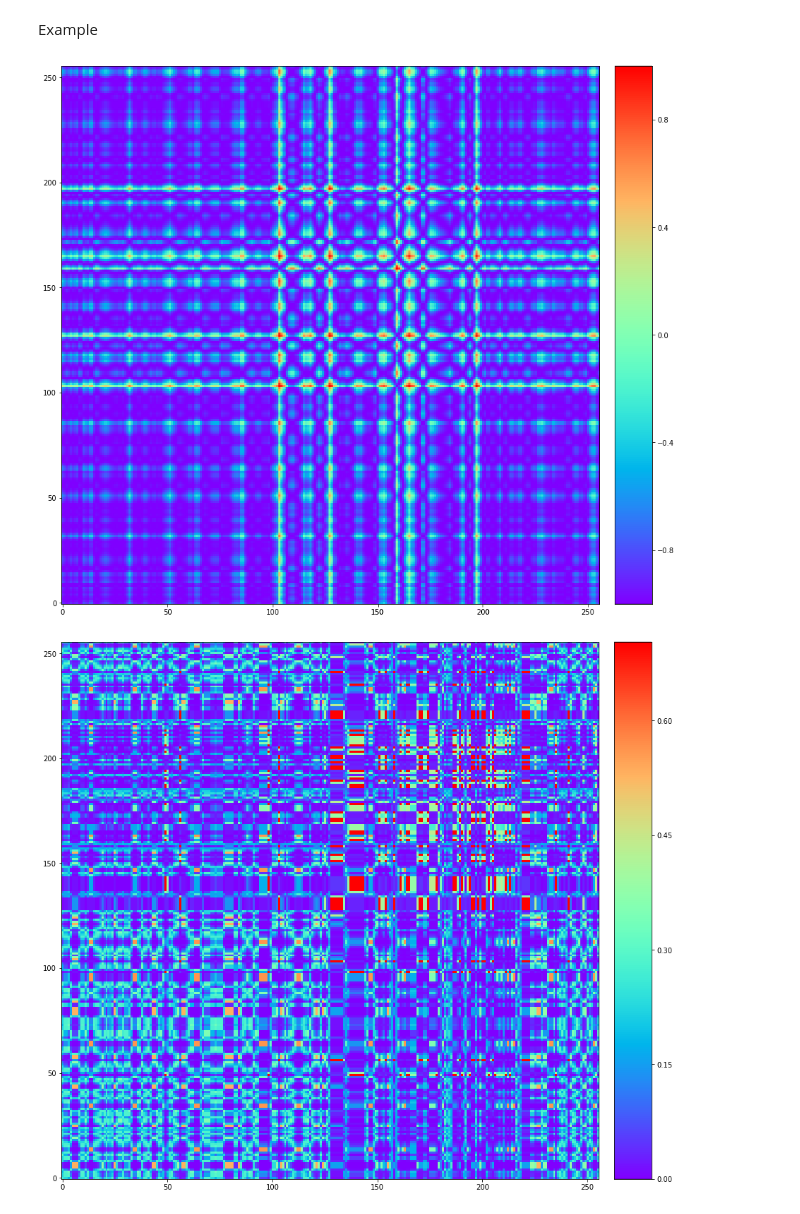
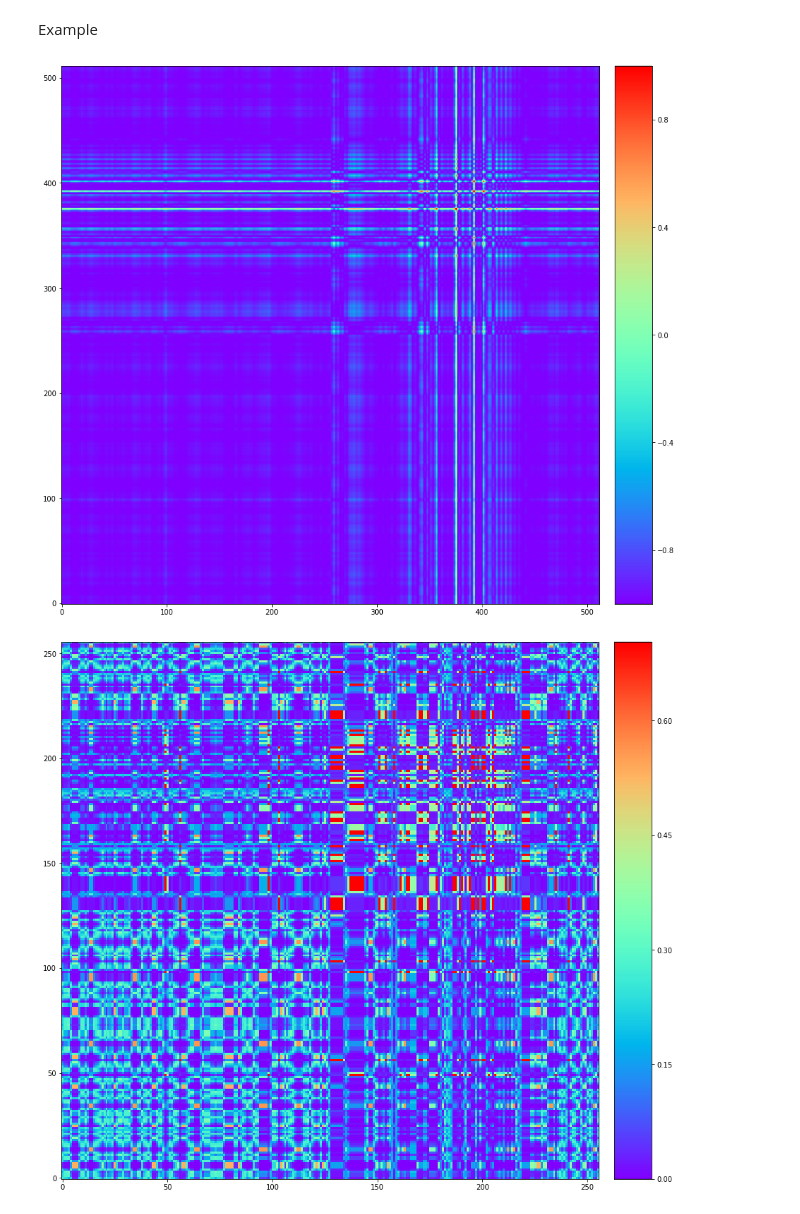
Before and after one commit to patrick-oliveira/ICDeepLearning, a Jupyter notebook: Codigos/Análise de BCI/Gramian Angular Field.ipynb, the cells around one changed output. Cells and saved outputs as stored; diff of their text form; code cells hidden in the pictures.

```diff
--- a/Codigos/Análise de BCI/Gramian Angular Field.ipynb
+++ b/Codigos/Análise de BCI/Gramian Angular Field.ipynb
@@ -173,28 +171,28 @@ Example
 # %%
 # sample = generate_time_series(theta = 0.1, frequency = 5).reshape(1, -1)
 sample = np.loadtxt(data.loc[0]['path']).reshape(1, -1)
-gasf = GramianAngularField(image_size = 256, method = 'summation')
+gasf = GramianAngularField(image_size = 1., method = 'summation')
 X_gasf = gasf.fit_transform(sample)
 
 fig = plt.figure(figsize = (24, 14))
 grid = ImageGrid(fig, 111,
                  nrows_ncols=(1, 1),
                  axes_pad=0.15,
                  share_all=True,
                  cbar_location="right",
                  cbar_mode="single",
                  cbar_size="7%",
                  cbar_pad=0.3,
                  )
 
 for ax in grid:
     im = ax.imshow(X_gasf[0], cmap = 'rainbow', origin = 'lower')
 
 ax.cax.colorbar(im)
 ax.cax.toggle_label(True)
 plt.show()
 # %% [output]
-[figure, old version]
+[figure, new version]
 # %%
 # sample = generate_time_series(theta = 0.1, frequency = 5).reshape(1, -1)
 sample = np.loadtxt(data.loc[0]['path']).reshape(1, -1)
```
Also changed, not shown: parts of 5 cells of this notebook, 3 other files.
